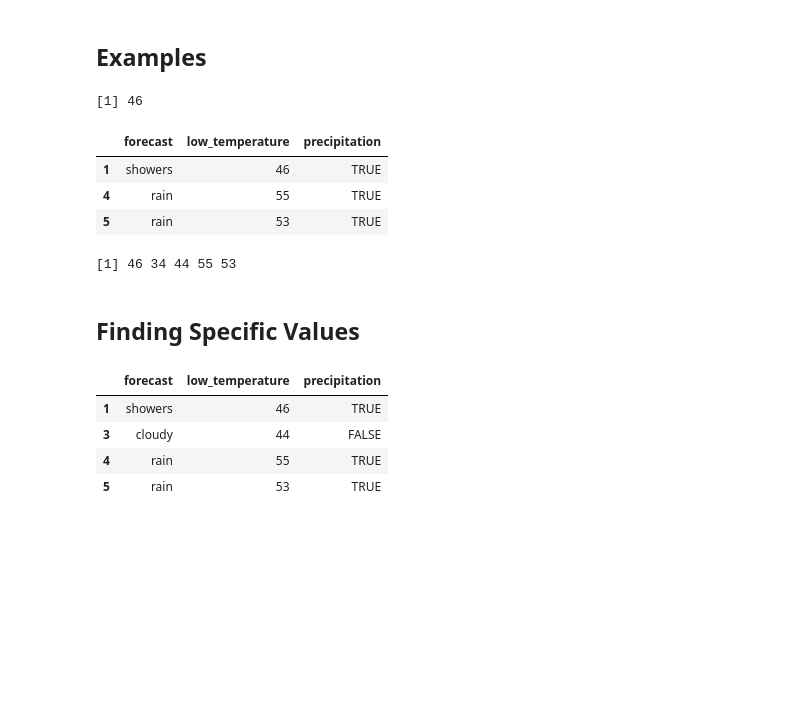
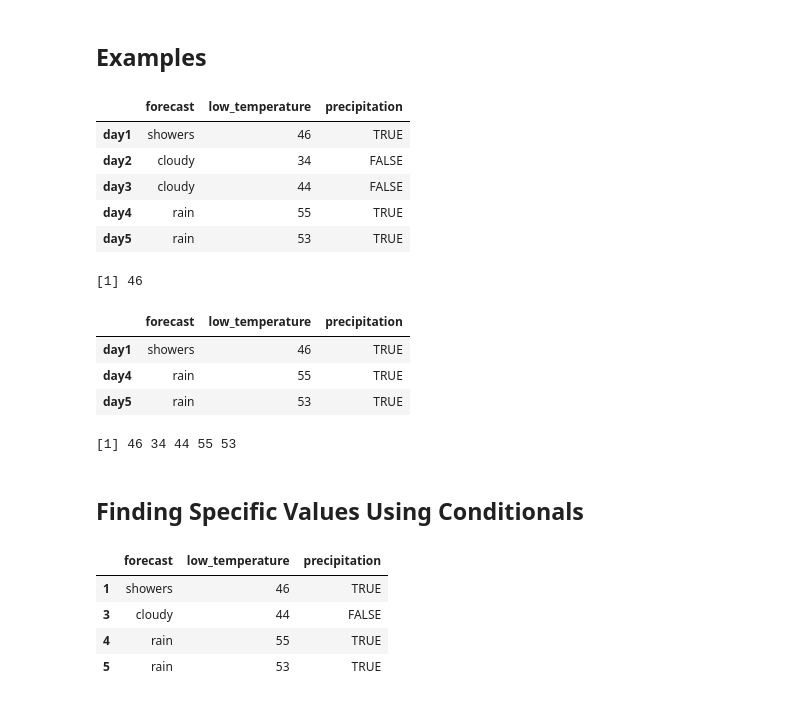
Before and after one commit to JasonFreeberg/R_Tutorials, a Jupyter notebook: Week4.ipynb, the cells around one changed output. Cells and saved outputs as stored; diff of their text form; code cells hidden in the pictures; blank space fills up the shorter version.

```diff
--- a/Week4.ipynb
+++ b/Week4.ipynb
@@ -52,0 +88,15 @@ extracted using matrix indexing conventions.
+# %%
+# Assign vector
+data <- c(1,2,2,3,1,2,3,3,1,2,3,3,1)
+
+# Factor
+fdata <- factor(data)
+fdata
+
+#Levels
+levels(fdata)
+
+# Reassigning labels of the levels
+rdata <- factor(data, labels=c("I","II","III"))
+rdata
+levels(rdata)
@@ -121,26 +227,38 @@ data.frame(forecast, low_temperature, precipitation)
 # %%
 forecast <- c("showers", "cloudy", "cloudy", "rain", "rain")
 low_temperature <- c(46, 34, 44, 55, 53)
 precipitation <- c(TRUE, FALSE, FALSE, TRUE, TRUE)
 weather <- data.frame(forecast, low_temperature, precipitation)
+#added row names to make it easier to reference
+row.names(weather) <- c("day1", "day2", "day3", "day4", "day5")
+
+# original data frame (reference)
+weather
 
 # specific
 weather[1, 2]
 
 # conditional
+# (the argument "subset" --> logical expression indicating elements or rows to keep: missing values are taken as false.)
 subset(weather, subset = precipitation == 1)
 
 # a whole column
 weather$low_temperature
 # %% [output]
+|  | forecast | low_temperature | precipitation |
+| day1 | showers | 46 | TRUE |
+| day2 | cloudy | 34 | FALSE |
+| day3 | cloudy | 44 | FALSE |
+| day4 | rain | 55 | TRUE |
+| day5 | rain | 53 | TRUE |
 [1] 46
-|  | forecast | low_temperature | precipitation |
-| 1 | showers | 46 | TRUE |
-| 4 | rain | 55 | TRUE |
-| 5 | rain | 53 | TRUE |
+|  | forecast | low_temperature | precipitation |
+| day1 | showers | 46 | TRUE |
+| day4 | rain | 55 | TRUE |
+| day5 | rain | 53 | TRUE |
 [1] 46 34 44 55 53
 # %% [markdown]
-## Finding Specific Values
+## Finding Specific Values Using Conditionals
 # %%
 forecast <- c("showers", "cloudy", "cloudy", "rain", "rain")
 low_temperature <- c(46, 34, 44, 55, 53)
```
Also changed, not shown: parts of 37 cells of this notebook.
